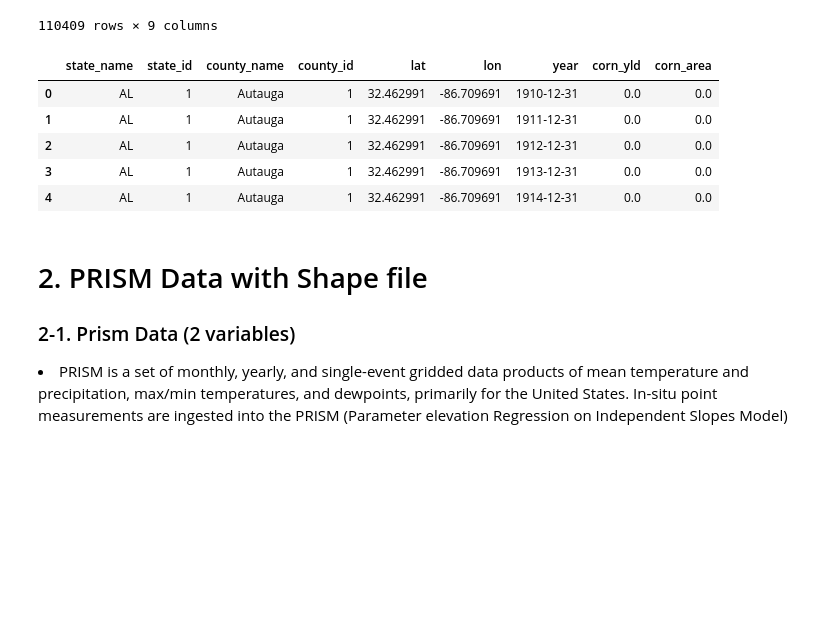
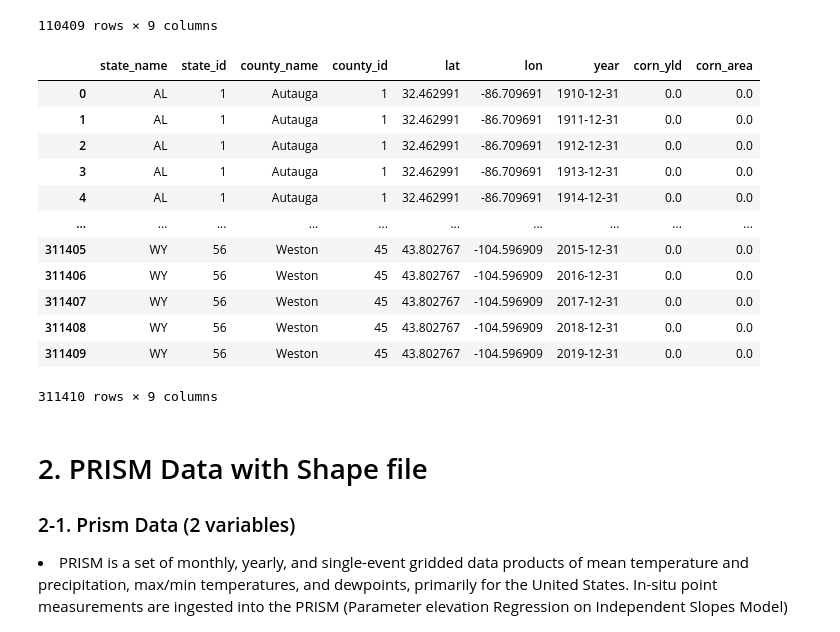
Before and after one commit to kyoungyi/Fortran, a Jupyter notebook: all_county_corn_data.ipynb, the cells around one changed output. Cells and saved outputs as stored; diff of their text form; code cells hidden in the pictures; blank space fills up the shorter version.

```diff
--- a/all_county_corn_data.ipynb
+++ b/all_county_corn_data.ipynb
@@ -127,14 +130,21 @@ dataframe.to_csv('/content/drive/My Drive/state_county_corn_pd_date.csv')
 # %%
 dataframe = pd.read_csv('/content/drive/My Drive/state_county_corn_pd_date.csv', index_col=[0])
 # %%
-dataframe.head()
+dataframe
 # %% [output]
 |  | state_name | state_id | county_name | county_id | lat | lon | year | corn_yld | corn_area |
 | 0 | AL | 1 | Autauga | 1 | 32.462991 | -86.709691 | 1910-12-31 | 0.0 | 0.0 |
 | 1 | AL | 1 | Autauga | 1 | 32.462991 | -86.709691 | 1911-12-31 | 0.0 | 0.0 |
 | 2 | AL | 1 | Autauga | 1 | 32.462991 | -86.709691 | 1912-12-31 | 0.0 | 0.0 |
 | 3 | AL | 1 | Autauga | 1 | 32.462991 | -86.709691 | 1913-12-31 | 0.0 | 0.0 |
 | 4 | AL | 1 | Autauga | 1 | 32.462991 | -86.709691 | 1914-12-31 | 0.0 | 0.0 |
+| ... | ... | ... | ... | ... | ... | ... | ... | ... | ... |
+| 311405 | WY | 56 | Weston | 45 | 43.802767 | -104.596909 | 2015-12-31 | 0.0 | 0.0 |
+| 311406 | WY | 56 | Weston | 45 | 43.802767 | -104.596909 | 2016-12-31 | 0.0 | 0.0 |
+| 311407 | WY | 56 | Weston | 45 | 43.802767 | -104.596909 | 2017-12-31 | 0.0 | 0.0 |
+| 311408 | WY | 56 | Weston | 45 | 43.802767 | -104.596909 | 2018-12-31 | 0.0 | 0.0 |
+| 311409 | WY | 56 | Weston | 45 | 43.802767 | -104.596909 | 2019-12-31 | 0.0 | 0.0 |
+311410 rows × 9 columns
 # %% [markdown]
 # 2. PRISM Data with Shape file
 ### 2-1. Prism Data (2 variables)
```
Also changed, not shown: parts of 24 cells of this notebook.
